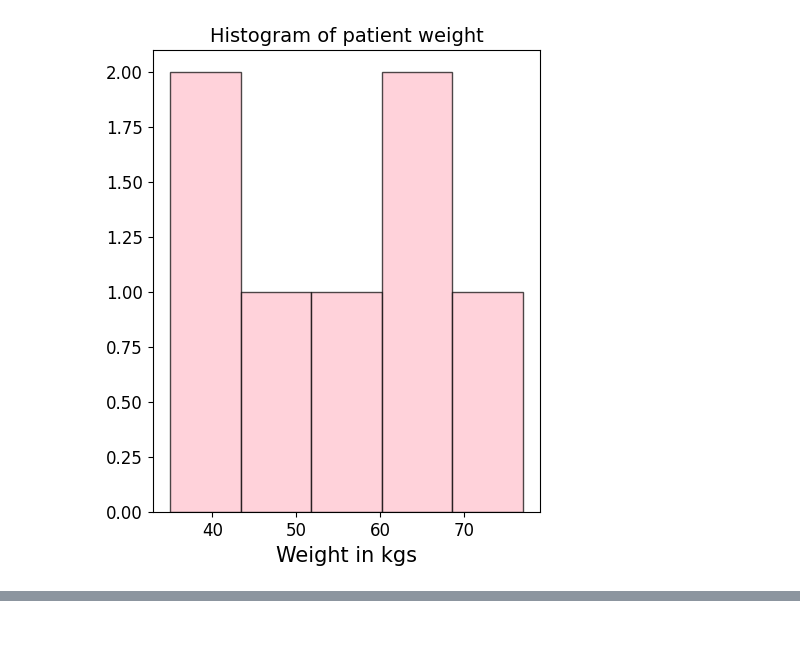
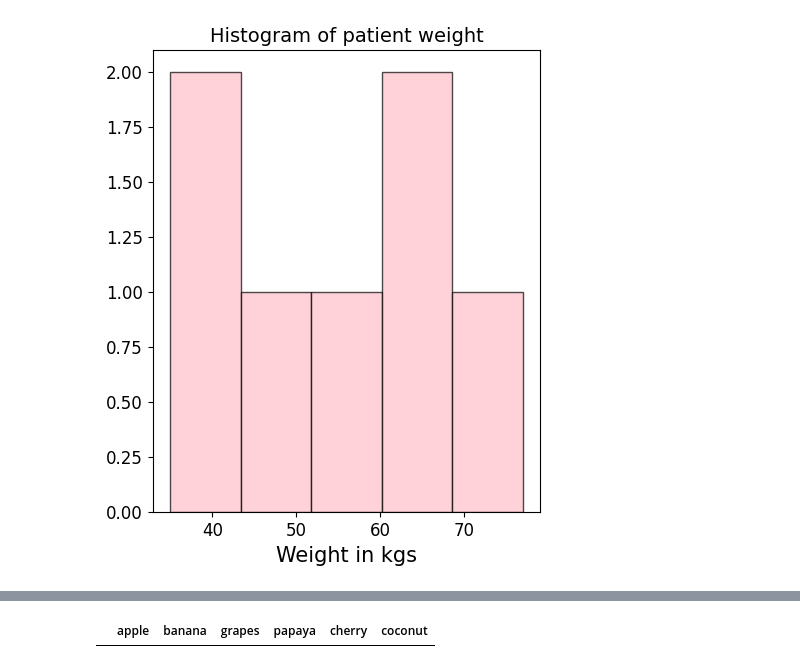
Before and after one commit to rithima17/2303A52471_AIML, a Jupyter notebook: lab_1_AIML.ipynb, the cells around one changed output, grey strips where cells are left out. Saved outputs shown, nothing was run; the diff lists cells and outputs as text; code cells hidden in the pictures; blank space fills up the shorter version.

```diff
--- a/lab_1_AIML.ipynb
+++ b/lab_1_AIML.ipynb
@@ -99,0 +127,4 @@ plt.show()
+# %%
+df1
+# %% [output]
+|  | apple | banana | grapes | papaya | cherry | coconut |
```
Also changed, not shown: parts of 6 cells of this notebook.
